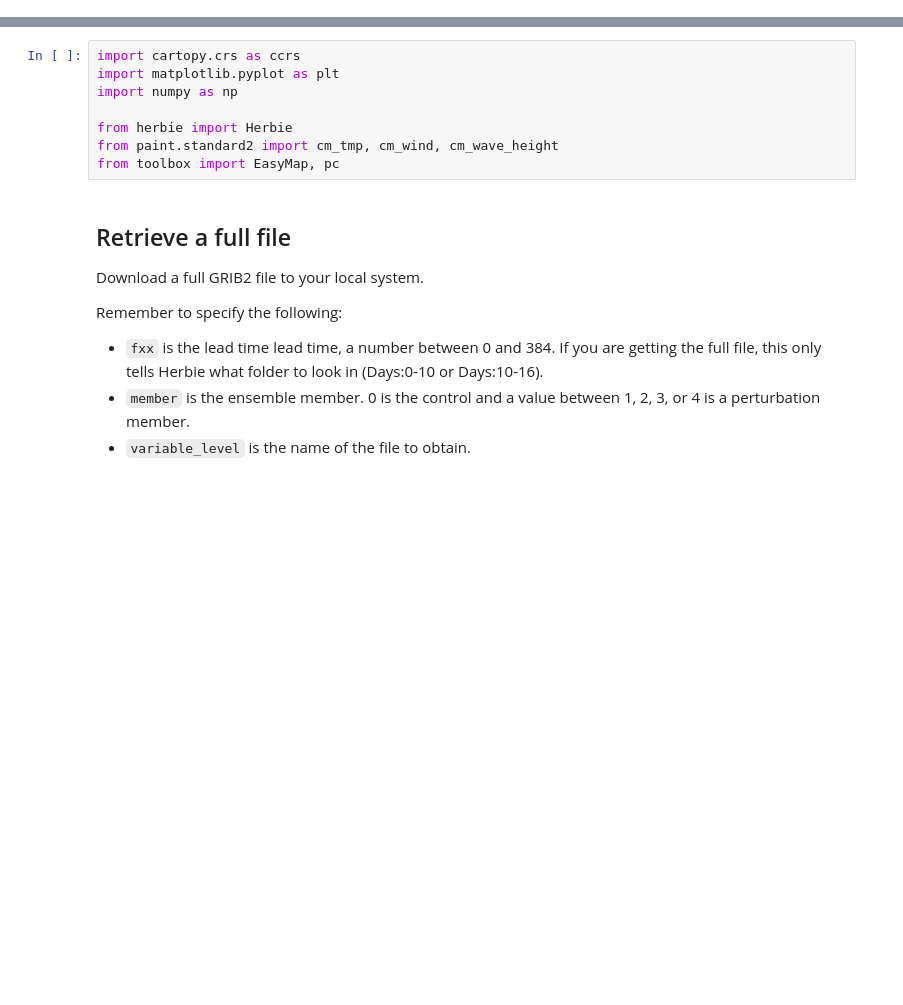
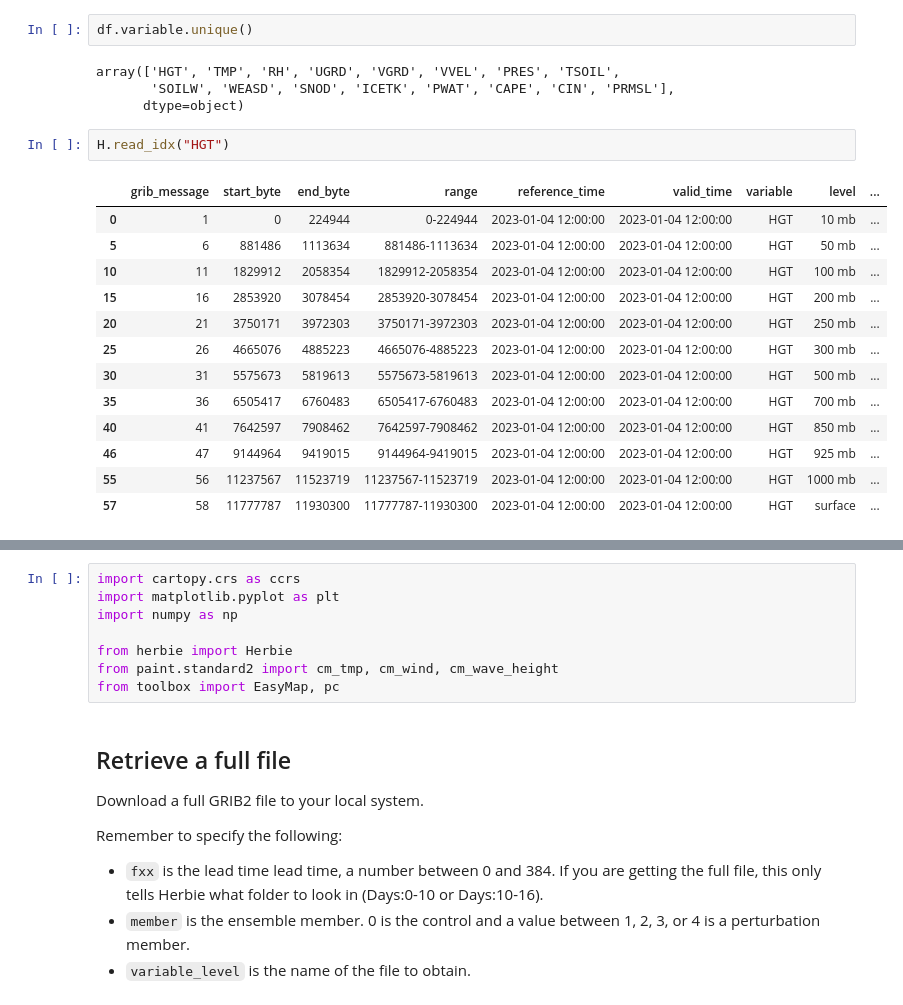
Before and after one commit to amotl/herbie-without-docs, a Jupyter notebook: docs/user_guide/_model_notebooks/gefs.ipynb, the cells around one changed output, grey strips where cells are left out. Drawn from its saved outputs; the diff is of its cells as text; blank space fills up the shorter version.

```diff
--- a/docs/user_guide/_model_notebooks/gefs.ipynb
+++ b/docs/user_guide/_model_notebooks/gefs.ipynb
@@ -0,0 +61,22 @@
+# %%
+df.variable.unique()
+# %% [output]
+array(['HGT', 'TMP', 'RH', 'UGRD', 'VGRD', 'VVEL', 'PRES', 'TSOIL',
+       'SOILW', 'WEASD', 'SNOD', 'ICETK', 'PWAT', 'CAPE', 'CIN', 'PRMSL'],
+      dtype=object)
+# %%
+H.read_idx("HGT")
+# %% [output]
+|  | grib_message | start_byte | end_byte | range | reference_time | valid_time | variable | level | ... |
+| 0 | 1 | 0 | 224944 | 0-224944 | 2023-01-04 12:00:00 | 2023-01-04 12:00:00 | HGT | 10 mb | ... |
+| 5 | 6 | 881486 | 1113634 | 881486-1113634 | 2023-01-04 12:00:00 | 2023-01-04 12:00:00 | HGT | 50 mb | ... |
+| 10 | 11 | 1829912 | 2058354 | 1829912-2058354 | 2023-01-04 12:00:00 | 2023-01-04 12:00:00 | HGT | 100 mb | ... |
+| 15 | 16 | 2853920 | 3078454 | 2853920-3078454 | 2023-01-04 12:00:00 | 2023-01-04 12:00:00 | HGT | 200 mb | ... |
+| 20 | 21 | 3750171 | 3972303 | 3750171-3972303 | 2023-01-04 12:00:00 | 2023-01-04 12:00:00 | HGT | 250 mb | ... |
+| 25 | 26 | 4665076 | 4885223 | 4665076-4885223 | 2023-01-04 12:00:00 | 2023-01-04 12:00:00 | HGT | 300 mb | ... |
+| 30 | 31 | 5575673 | 5819613 | 5575673-5819613 | 2023-01-04 12:00:00 | 2023-01-04 12:00:00 | HGT | 500 mb | ... |
+| 35 | 36 | 6505417 | 6760483 | 6505417-6760483 | 2023-01-04 12:00:00 | 2023-01-04 12:00:00 | HGT | 700 mb | ... |
+| 40 | 41 | 7642597 | 7908462 | 7642597-7908462 | 2023-01-04 12:00:00 | 2023-01-04 12:00:00 | HGT | 850 mb | ... |
+| 46 | 47 | 9144964 | 9419015 | 9144964-9419015 | 2023-01-04 12:00:00 | 2023-01-04 12:00:00 | HGT | 925 mb | ... |
+| 55 | 56 | 11237567 | 11523719 | 11237567-11523719 | 2023-01-04 12:00:00 | 2023-01-04 12:00:00 | HGT | 1000 mb | ... |
+| 57 | 58 | 11777787 | 11930300 | 11777787-11930300 | 2023-01-04 12:00:00 | 2023-01-04 12:00:00 | HGT | surface | ... |
```
Also changed, not shown: parts of 10 cells of this notebook, 1 other file.
